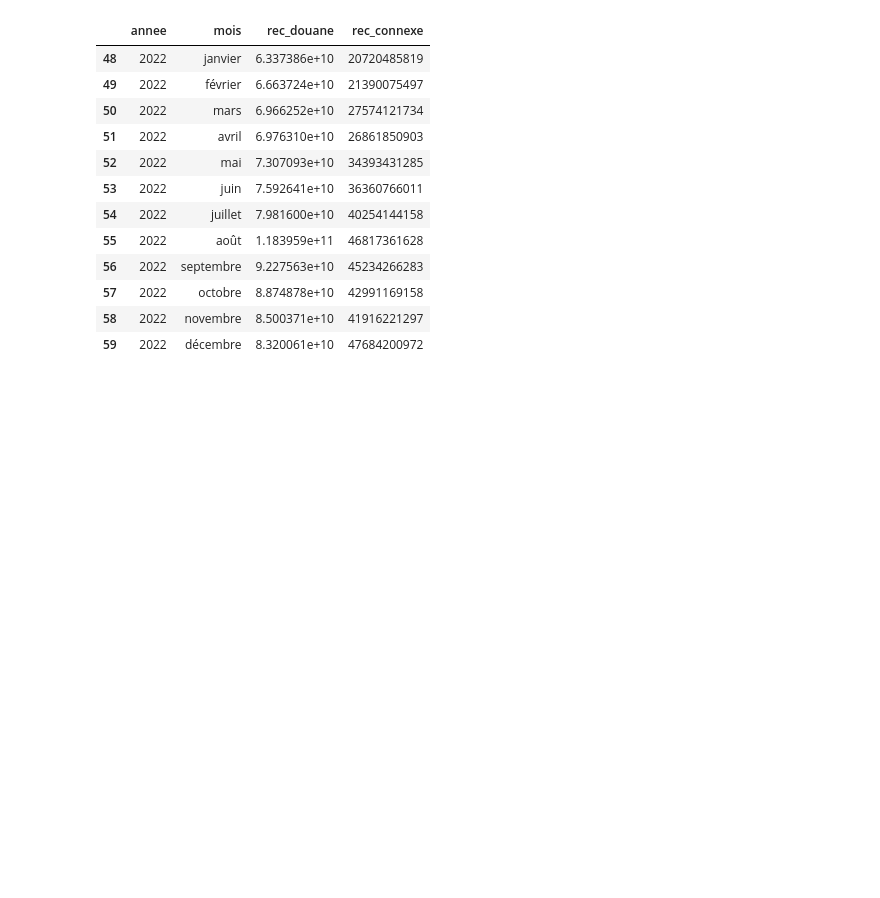
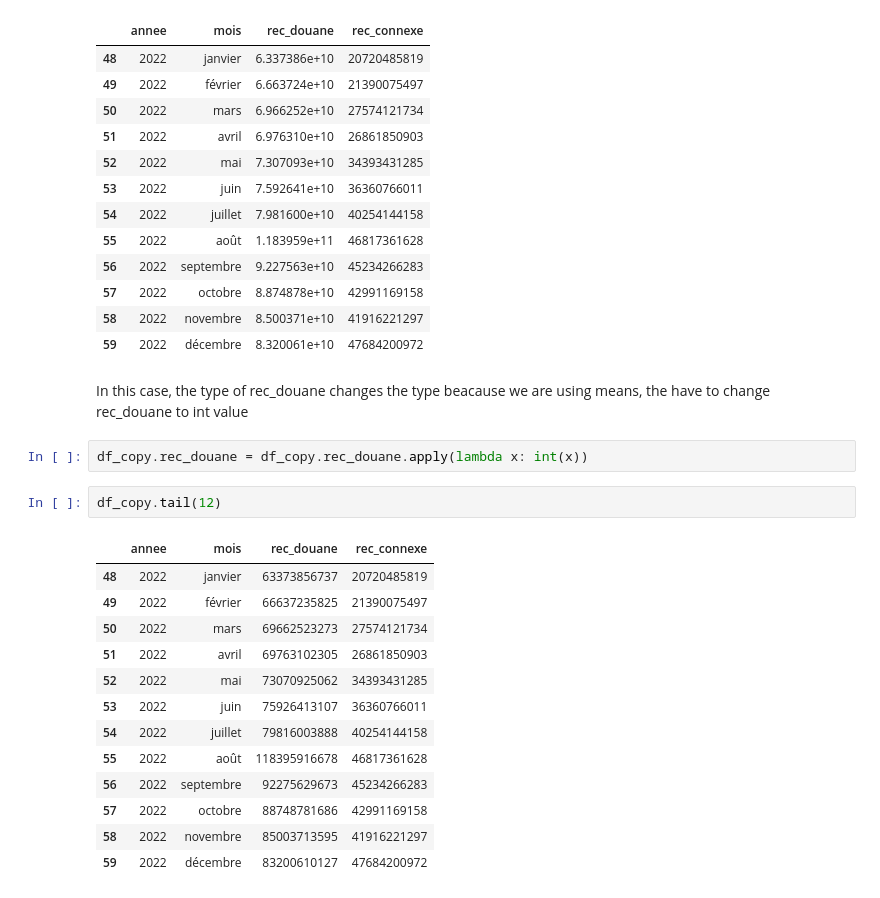
Before and after one commit to Pinto-Katende-Jonathan/SimpleDescriptiveStat, a Jupyter notebook: analyse.ipynb, the cells around one changed output. Drawn from its saved outputs; the diff is of its cells as text; blank space fills up the shorter version.

Commit message:
changing data type of rec_douane column

```diff
--- a/analyse.ipynb
+++ b/analyse.ipynb
@@ -452,3 +452,23 @@ df_copy.tail(12)
 | 57 | 2022 | octobre | 8.874878e+10 | 42991169158 |
 | 58 | 2022 | novembre | 8.500371e+10 | 41916221297 |
 | 59 | 2022 | décembre | 8.320061e+10 | 47684200972 |
+# %% [markdown]
+In this case, the type of rec_douane changes the type beacause we are using means, the have to change rec_douane to int value
+# %%
+df_copy.rec_douane = df_copy.rec_douane.apply(lambda x: int(x))
+# %%
+df_copy.tail(12)
+# %% [output]
+|  | annee | mois | rec_douane | rec_connexe |
+| 48 | 2022 | janvier | 63373856737 | 20720485819 |
+| 49 | 2022 | février | 66637235825 | 21390075497 |
+| 50 | 2022 | mars | 69662523273 | 27574121734 |
+| 51 | 2022 | avril | 69763102305 | 26861850903 |
+| 52 | 2022 | mai | 73070925062 | 34393431285 |
+| 53 | 2022 | juin | 75926413107 | 36360766011 |
+| 54 | 2022 | juillet | 79816003888 | 40254144158 |
+| 55 | 2022 | août | 118395916678 | 46817361628 |
+| 56 | 2022 | septembre | 92275629673 | 45234266283 |
+| 57 | 2022 | octobre | 88748781686 | 42991169158 |
+| 58 | 2022 | novembre | 85003713595 | 41916221297 |
+| 59 | 2022 | décembre | 83200610127 | 47684200972 |
```
